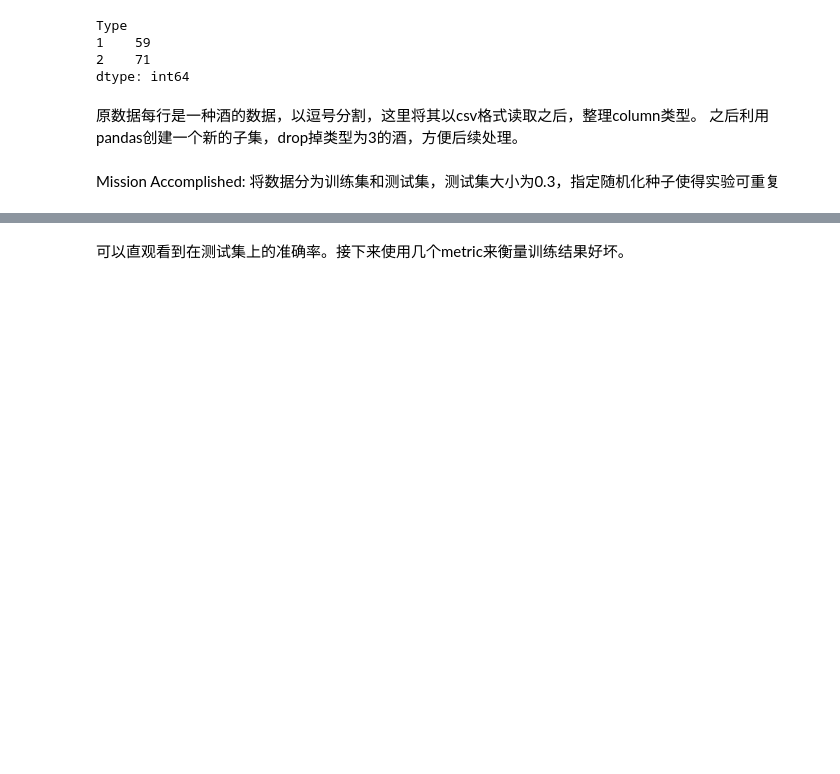
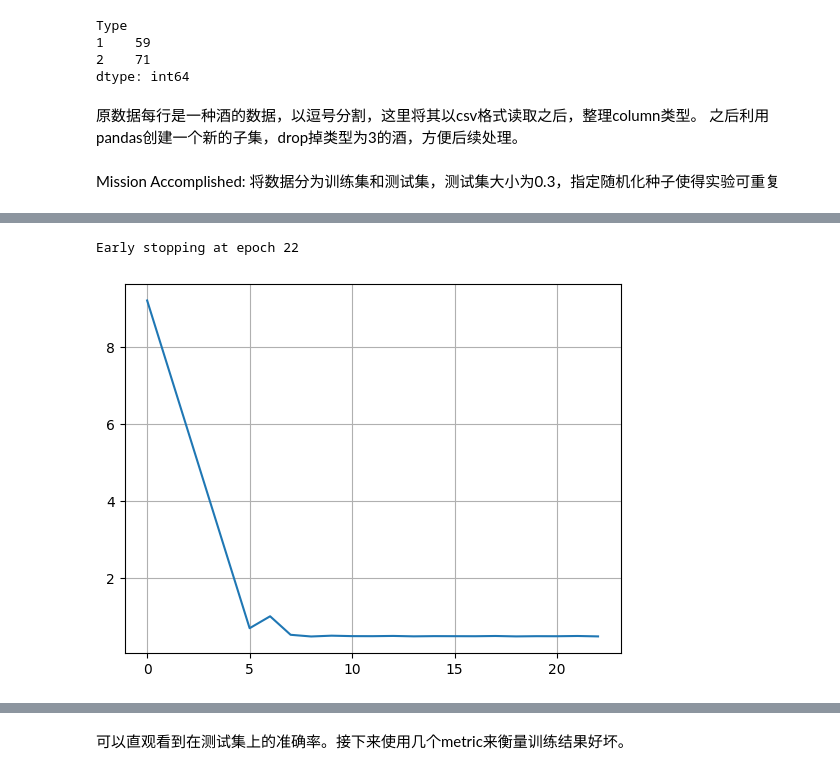
Before and after one commit to ziyuanLi-alex/sdm274, a Jupyter notebook: assgn03_wine/wine.ipynb, the cells around one changed output, grey strips where cells are left out. Saved outputs shown, nothing was run; the diff lists cells and outputs as text; code cells hidden in the pictures; blank space fills up the shorter version.

```diff
--- a/assgn03_wine/wine.ipynb
+++ b/assgn03_wine/wine.ipynb
@@ -128,3 +166,18 @@ Early stopping at epoch 2
+# %%
+# Now we do a BGD version
+
+X_train = X_train.to_numpy() if isinstance(X_train, pd.DataFrame) else X_train
+y_train = y_train.to_numpy() if isinstance(y_train, pd.Series) else y_train
+
+bgd_model = Perceptron()
+bgd_model.learning_rate = 5e-8
+bgd_model.epochs = 100
+bgd_model.tol = 1e-2
+bgd_model.BGD(X_train, y_train)
+bgd_model.plot_loss()
+# %% [output]
+Early stopping at epoch 22
+[figure, added]
 # %%
 
 mapper = lambda y: -1 if y == 1 else 1
```
Also changed, not shown: parts of 5 cells of this notebook, 1 other file.
